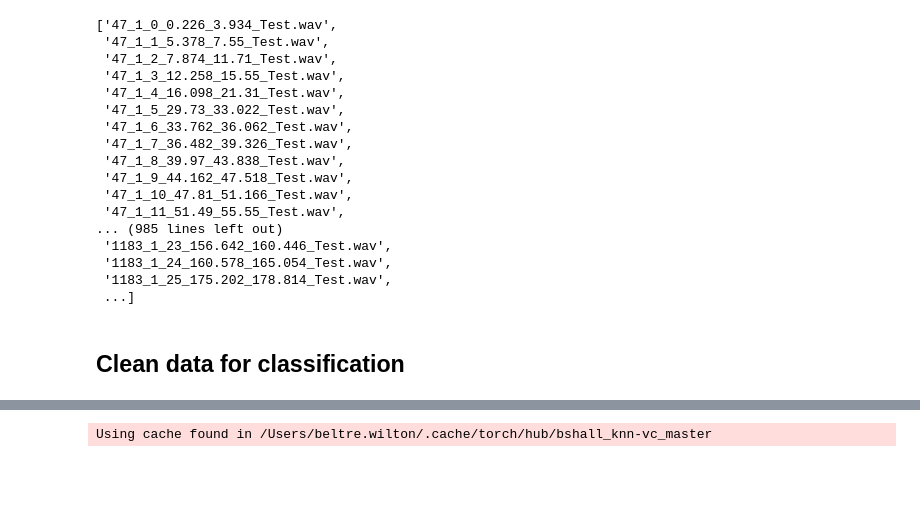
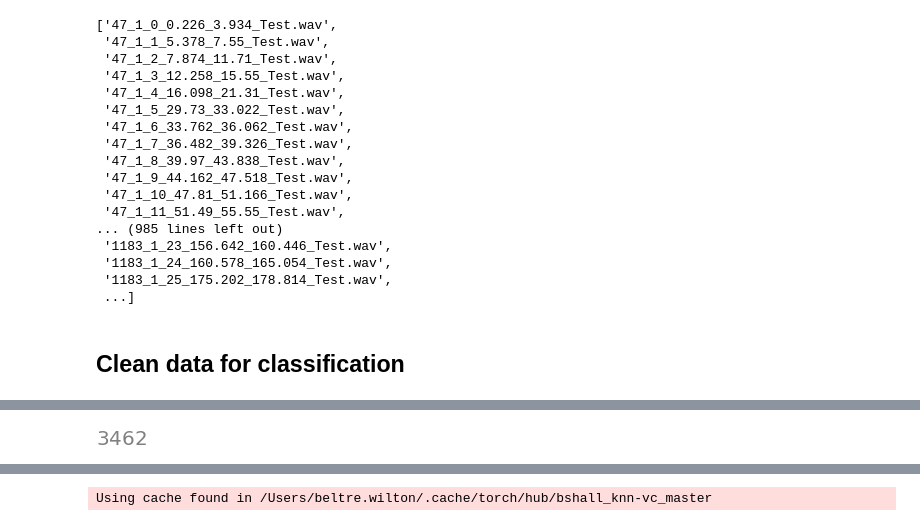
Before and after one commit to beltrewilton/mspconv_ftlab, a Jupyter notebook: notebooks/Clean_and_Lab_posprocess.ipynb, the cells around one changed output, grey strips where cells are left out. Drawn from its saved outputs; the diff is of its cells as text; code cells hidden in the pictures; blank space fills up the shorter version.

Commit message:
dataprocessor robust

```diff
--- a/notebooks/Clean_and_Lab_posprocess.ipynb
+++ b/notebooks/Clean_and_Lab_posprocess.ipynb
@@ -146,9 +146,21 @@ Path(os.getcwd()).parent / 'data/wadf.pkl'
 # %% [output]
 PosixPath('/Users/beltre.wilton/apps/mspconv_ftlab/data/wadf.pkl')
 # %%
+import os
+import numpy as np
+from pathlib import Path
+import pickle
+
 mspconvs = {}
 try:
     with open(Path(os.getcwd()).parent / 'data/mspconvs.pkl', "rb") as pkl:
         mspconvs = pickle.load(pkl)
 except Exception as ex:
     print(ex)
+
+wadf = {}
+try:
+    with open(Path(os.getcwd()).parent / 'data/wadf.pkl', "rb") as pkl:
+        wadf = pickle.load(pkl)
+except Exception as ex:
+    print(ex)
@@ -353,13 +398,13 @@ def __save_input_features(dataset_object, name):
 # %%
 import pickle
 
-# class_input_features_development_fixed = "/Users/beltre.wilton/apps/mspconv_ftlab/data/class_input_features_development_fixed.pkl"
-# class_input_features_test_fixed = "/Users/beltre.wilton/apps/mspconv_ftlab/data/class_input_features_test_fixed.pkl"
-# class_input_features_train_fixed = "/Users/beltre.wilton/apps/mspconv_ftlab/data/class_input_features_train_fixed.pkl"
+class_input_features_development_fixed = "/Users/beltre.wilton/apps/mspconv_ftlab/data/class_input_features_development_robust.pkl"
+class_input_features_test_fixed = "/Users/beltre.wilton/apps/mspconv_ftlab/data/class_input_features_test_robust.pkl"
+class_input_features_train_fixed = "/Users/beltre.wilton/apps/mspconv_ftlab/data/class_input_features_train_robust.pkl"
 
-class_input_features_development_fixed = "/Users/beltre.wilton/apps/mspconv_ftlab/data/class_input_features-development.pkl"
-class_input_features_test_fixed = "/Users/beltre.wilton/apps/mspconv_ftlab/data/class_input_features-test.pkl"
-class_input_features_train_fixed = "/Users/beltre.wilton/apps/mspconv_ftlab/data/class_input_features-train.pkl"
+# class_input_features_development_fixed = "/Users/beltre.wilton/apps/mspconv_ftlab/data/class_input_features-development.pkl"
+# class_input_features_test_fixed = "/Users/beltre.wilton/apps/mspconv_ftlab/data/class_input_features-test.pkl"
+# class_input_features_train_fixed = "/Users/beltre.wilton/apps/mspconv_ftlab/data/class_input_features-train.pkl"
 
 input_features = {}
 
@@ -460,9 +510,9 @@ def ids2cat(input_features):
     return input_features_fixed
 
 
-train_input_features = ids2cat(train_input_features)
-test_input_features = ids2cat(test_input_features)
-dev_input_features = ids2cat(dev_input_features)
+train_input_features = ids2cat(input_features_train)
+test_input_features = ids2cat(input_features_test)
+dev_input_features = ids2cat(input_features_development)
 # %%
 train_input_features['inputs'][:5], train_input_features['labels'][:5]
 # %% [output]
@@ -505,7 +558,7 @@ display(columns)
 # %%
 import random
 
-def down_sampler(input_features, emos, factor=(250, 320)):
+def down_sampler(input_features, emos, factor=(320, 420)):
     emos_dict = {}
     for input, label in zip(input_features['inputs'], input_features['labels']):
         if len(emos_dict.get(label, [])) == 0:
@@ -524,9 +577,11 @@ def down_sampler(input_features, emos, factor=(250, 320)):
             continue
         samples = random.sample(current, ranint) if len(current) > ranint else current
         for input, label in zip(input_features['inputs'], input_features['labels']):
-            if input in samples:
+            # if input in samples:
+            if input in current:
                 inputs.append(input)
                 labels.append(label)
+
 
 
     return {"inputs": inputs, "labels": labels}
@@ -536,7 +591,7 @@ emos = [i[0] for i in ids_labels_df_train.value_counts().index]
 train_input_features = down_sampler(train_input_features, emos)
 
 emos = [i[0] for i in ids_labels_df_dev.value_counts().index]
-dev_input_features = down_sampler(dev_input_features, emos, factor=(150, 250))
+dev_input_features = down_sampler(dev_input_features, emos, factor=(100, 120))
 
 emos = [i[0] for i in ids_labels_df_test.value_counts().index]
 test_input_features = down_sampler(test_input_features, emos, factor=(100, 350))
@@ -587,6 +625,10 @@ columns = widgets.HBox([output1, output2, output3])
 display(columns)
 # %% [output]
 [interactive output not drawn]
+# %%
+len(train_input_features['labels'])
+# %% [output]
+[figure, added]
 # %%
 def __save_input_features(dataset_object, name):
     with open(f'/Users/beltre.wilton/apps/mspconv_ftlab/data/{name}', "wb") as pkl:
```
Also changed, not shown: parts of 16 cells of this notebook.
